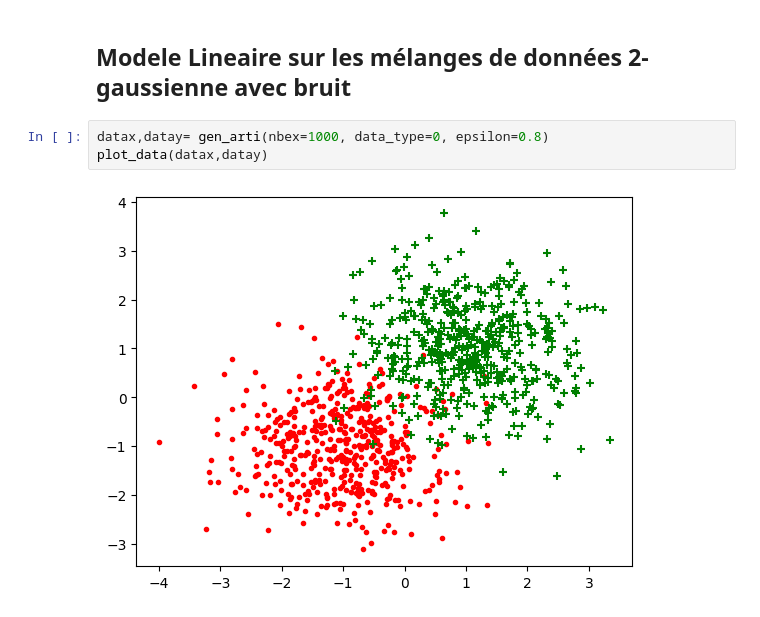
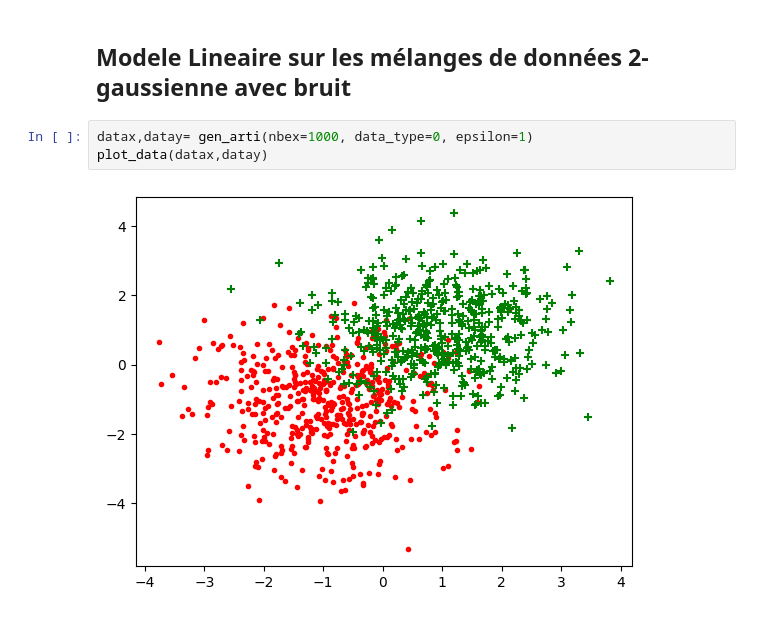
Before and after one commit to baris221/ML-2023-24-Baris-Erto, a Jupyter notebook: projet/ex1.ipynb, the cells around one changed output. Saved outputs shown, nothing was run; the diff lists cells and outputs as text.

```diff
--- a/projet/ex1.ipynb
+++ b/projet/ex1.ipynb
@@ -68,10 +68,10 @@ plt.show()
 # %% [markdown]
 ## Modele Lineaire sur les mélanges de données 2-gaussienne avec bruit
 # %%
-datax,datay= gen_arti(nbex=1000, data_type=0, epsilon=0.8)
+datax,datay= gen_arti(nbex=1000, data_type=0, epsilon=1)
 plot_data(datax,datay)
 # %% [output]
-[figure, old version]
+[figure, new version]
 # %%
 trainx,testx,trainy,testy = train_test_split(datax, datay,train_size=0.9)
 n = trainx.shape[1]
```
Also changed, not shown: parts of 5 cells of this notebook, 7 other files.
